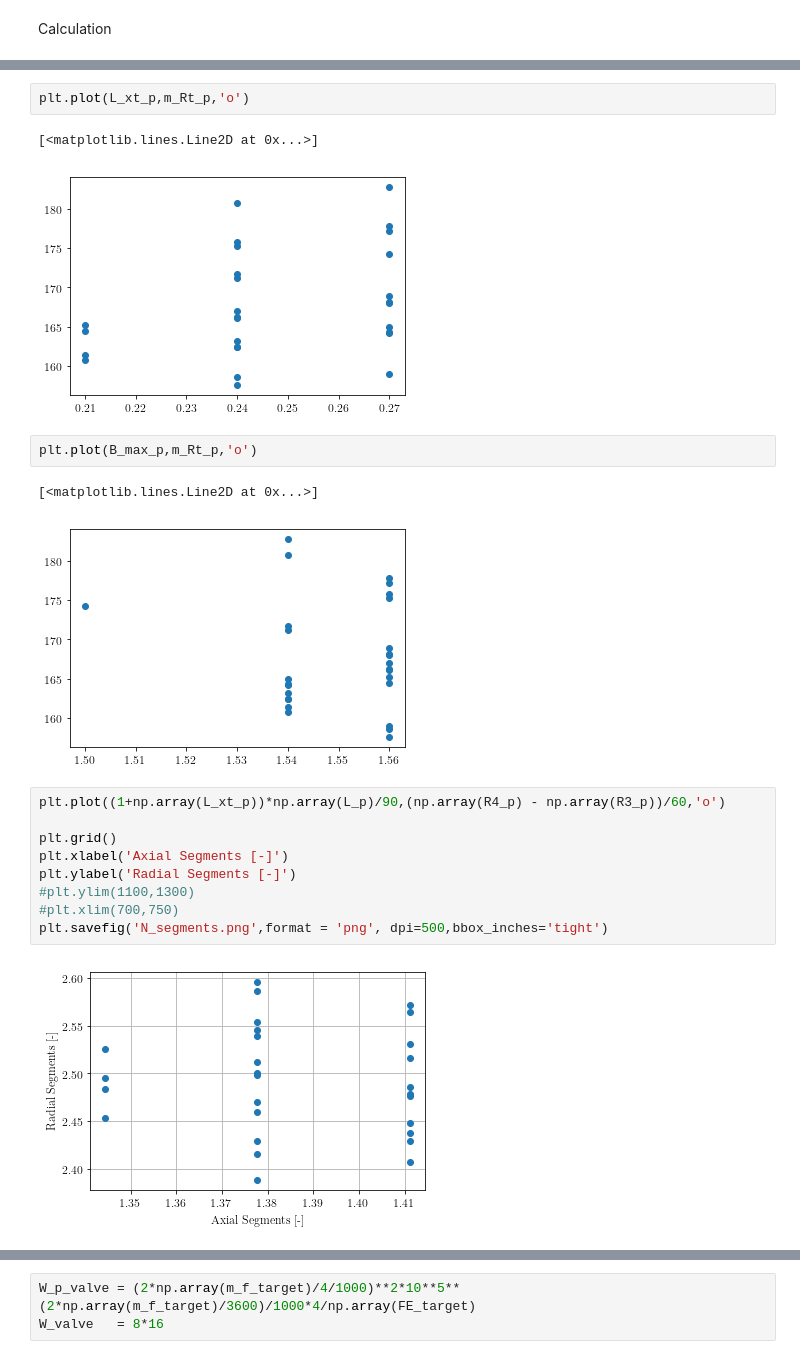
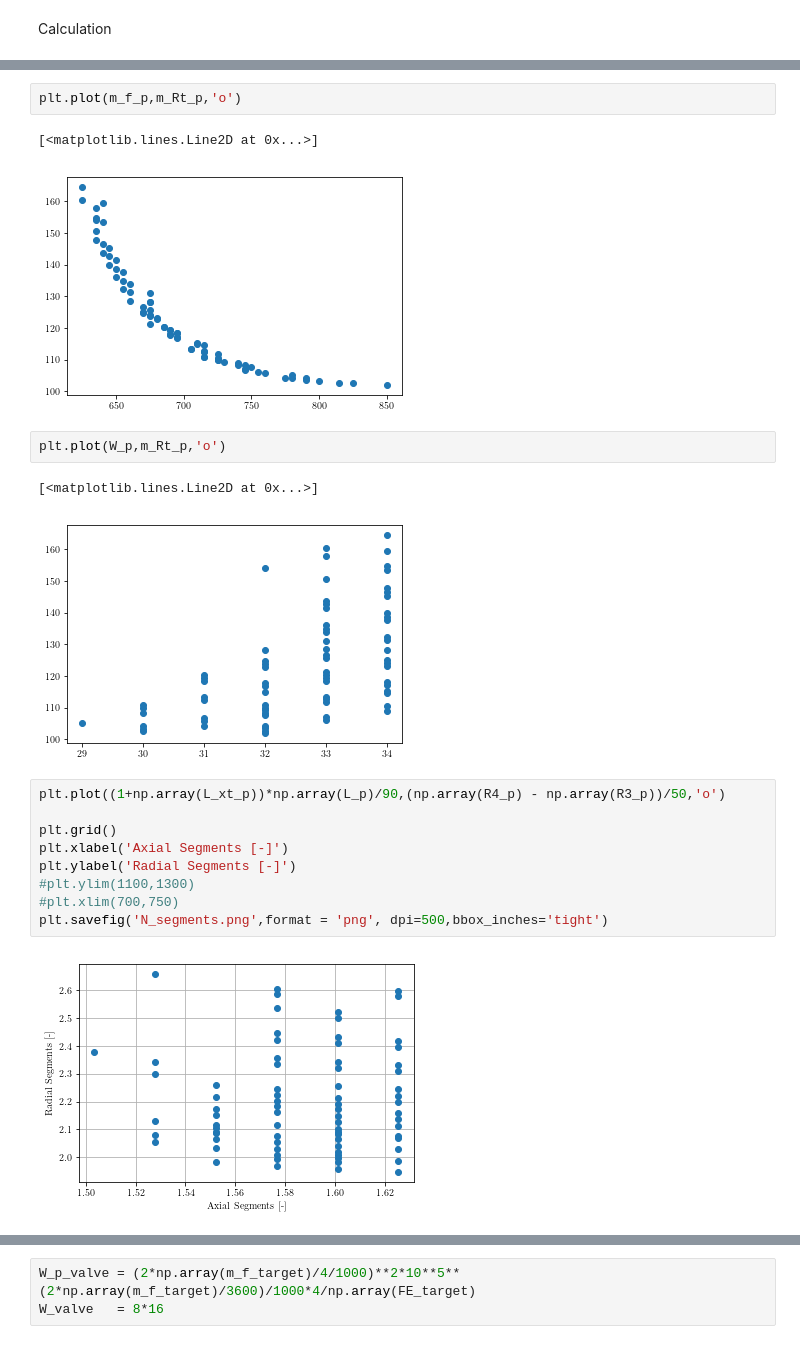
Before and after one commit to gfidelisp/Jupyter, a Jupyter notebook: Codemig/System/Optimization.ipynb, the cells around one changed output, grey strips where cells are left out. Drawn from its saved outputs; the diff is of its cells as text.

```diff
--- a/Codemig/System/Optimization.ipynb
+++ b/Codemig/System/Optimization.ipynb
@@ -387,24 +386,24 @@ len(FE)*len(f)*len(L)*len(H)*len(W)*len(Tce)*len(The)*len(B_max)*len(L_xt)*len(d
 # %%
-plt.plot(L_xt_p,m_Rt_p,'o')
+plt.plot(m_f_p,m_Rt_p,'o')
 # %% [output]
 [<matplotlib.lines.Line2D at 0x...>]
-[figure, old version]
+[figure, new version]
 # %%
-plt.plot(B_max_p,m_Rt_p,'o')
+plt.plot(W_p,m_Rt_p,'o')
 # %% [output]
 [<matplotlib.lines.Line2D at 0x...>]
-[figure, old version]
+[figure, new version]
 # %%
-plt.plot((1+np.array(L_xt_p))*np.array(L_p)/90,(np.array(R4_p) - np.array(R3_p))/60,'o')
+plt.plot((1+np.array(L_xt_p))*np.array(L_p)/90,(np.array(R4_p) - np.array(R3_p))/50,'o')
 
 plt.grid()
 plt.xlabel('Axial Segments [-]')
 plt.ylabel('Radial Segments [-]')
 #plt.ylim(1100,1300)
 #plt.xlim(700,750)
 plt.savefig('N_segments.png',format = 'png', dpi=500,bbox_inches='tight')
 # %% [output]
-[figure, old version]
+[figure, new version]
 # %%
 Q_c = []
 cont = 0
```
Also changed, not shown: parts of 20 cells of this notebook, 19 other files.
